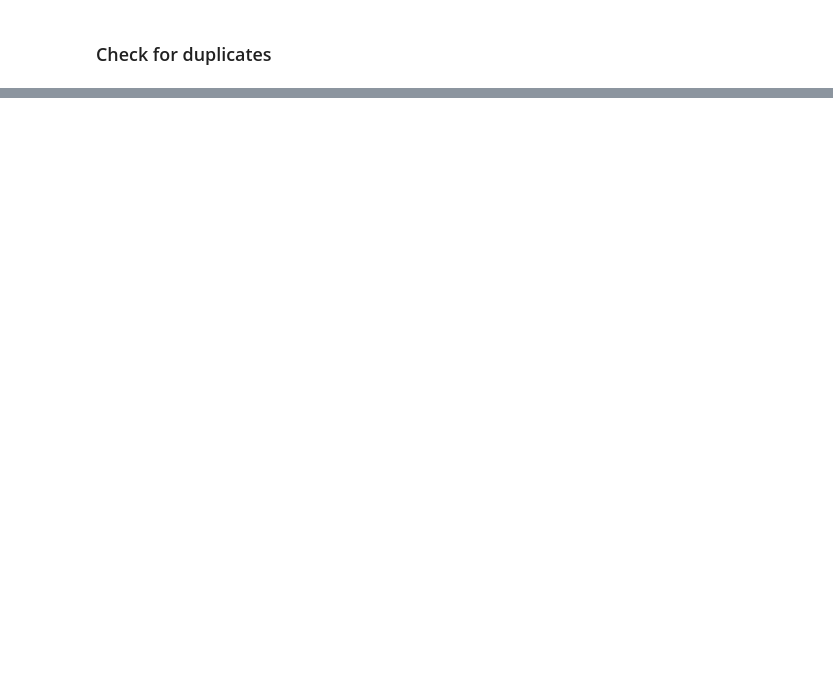
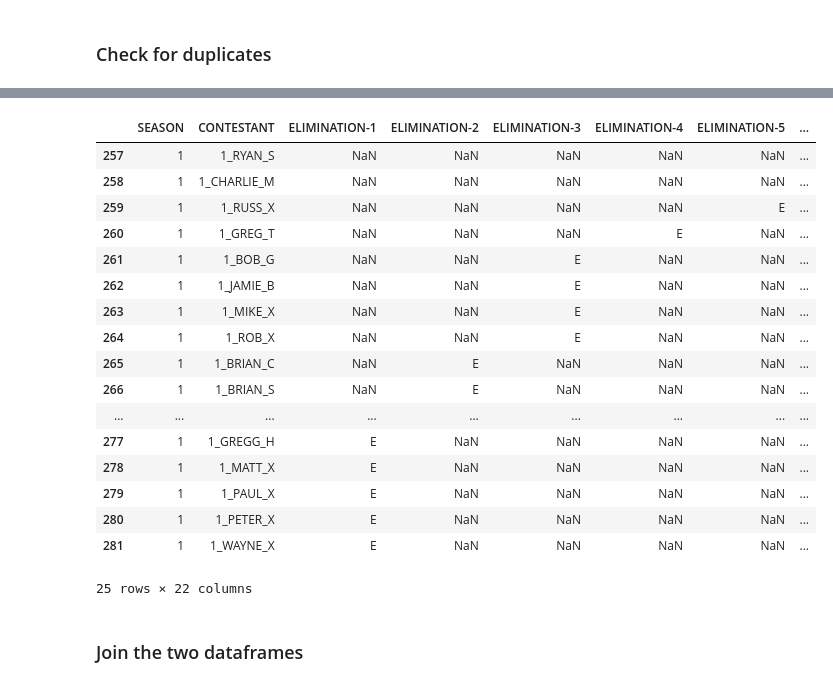
Before and after one commit to KwameTaylor/bachelorette-predictor, a Jupyter notebook: prepare.ipynb, the cells around one changed output, grey strips where cells are left out. Drawn from its saved outputs; the diff is of its cells as text; code cells hidden in the pictures; blank space fills up the shorter version.

```diff
--- a/prepare.ipynb
+++ b/prepare.ipynb
@@ -119,0 +209,6 @@ df_updated.head()
+# %%
+# replace the matching strings
+join.CONTESTANT = join.CONTESTANT.replace(to_replace ='^0', value = '', regex = True)
+
+# Print the updated dataframe
+join.head()
@@ -119,0 +223,23 @@ df_updated.head()
+# %%
+join[join['SEASON'] == 1]
+# %% [output]
+|  | SEASON | CONTESTANT | ELIMINATION-1 | ELIMINATION-2 | ELIMINATION-3 | ELIMINATION-4 | ELIMINATION-5 | ... |
+| 257 | 1 | 1_RYAN_S | NaN | NaN | NaN | NaN | NaN | ... |
+| 258 | 1 | 1_CHARLIE_M | NaN | NaN | NaN | NaN | NaN | ... |
+| 259 | 1 | 1_RUSS_X | NaN | NaN | NaN | NaN | E | ... |
+| 260 | 1 | 1_GREG_T | NaN | NaN | NaN | E | NaN | ... |
+| 261 | 1 | 1_BOB_G | NaN | NaN | E | NaN | NaN | ... |
+| 262 | 1 | 1_JAMIE_B | NaN | NaN | E | NaN | NaN | ... |
+| 263 | 1 | 1_MIKE_X | NaN | NaN | E | NaN | NaN | ... |
+| 264 | 1 | 1_ROB_X | NaN | NaN | E | NaN | NaN | ... |
+| 265 | 1 | 1_BRIAN_C | NaN | E | NaN | NaN | NaN | ... |
+| 266 | 1 | 1_BRIAN_S | NaN | E | NaN | NaN | NaN | ... |
+| ... | ... | ... | ... | ... | ... | ... | ... | ... |
+| 277 | 1 | 1_GREGG_H | E | NaN | NaN | NaN | NaN | ... |
+| 278 | 1 | 1_MATT_X | E | NaN | NaN | NaN | NaN | ... |
+| 279 | 1 | 1_PAUL_X | E | NaN | NaN | NaN | NaN | ... |
+| 280 | 1 | 1_PETER_X | E | NaN | NaN | NaN | NaN | ... |
+| 281 | 1 | 1_WAYNE_X | E | NaN | NaN | NaN | NaN | ... |
+25 rows × 22 columns
+# %% [markdown]
+### Join the two dataframes
```
Also changed, not shown: parts of 34 cells of this notebook, 1 other file.
